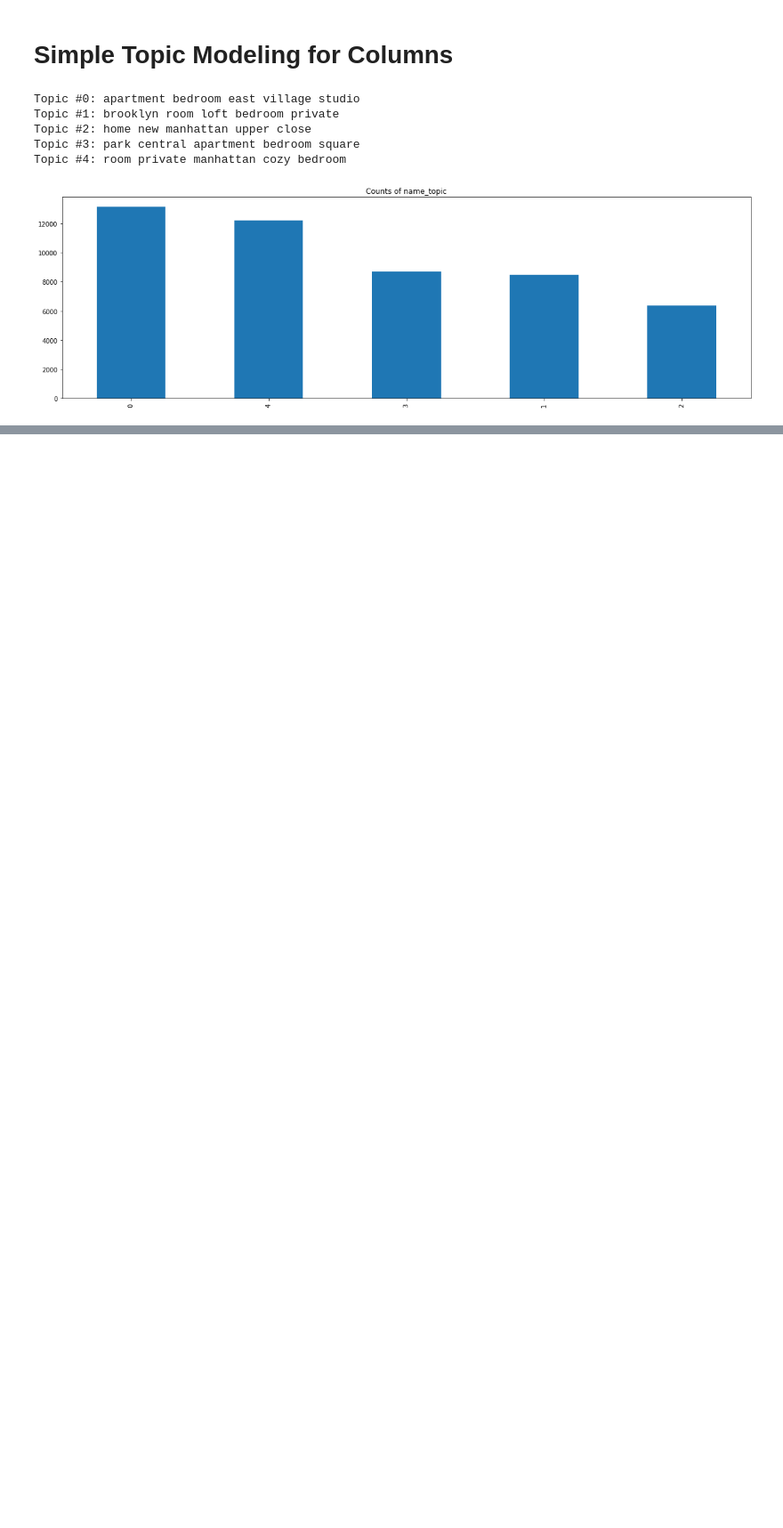
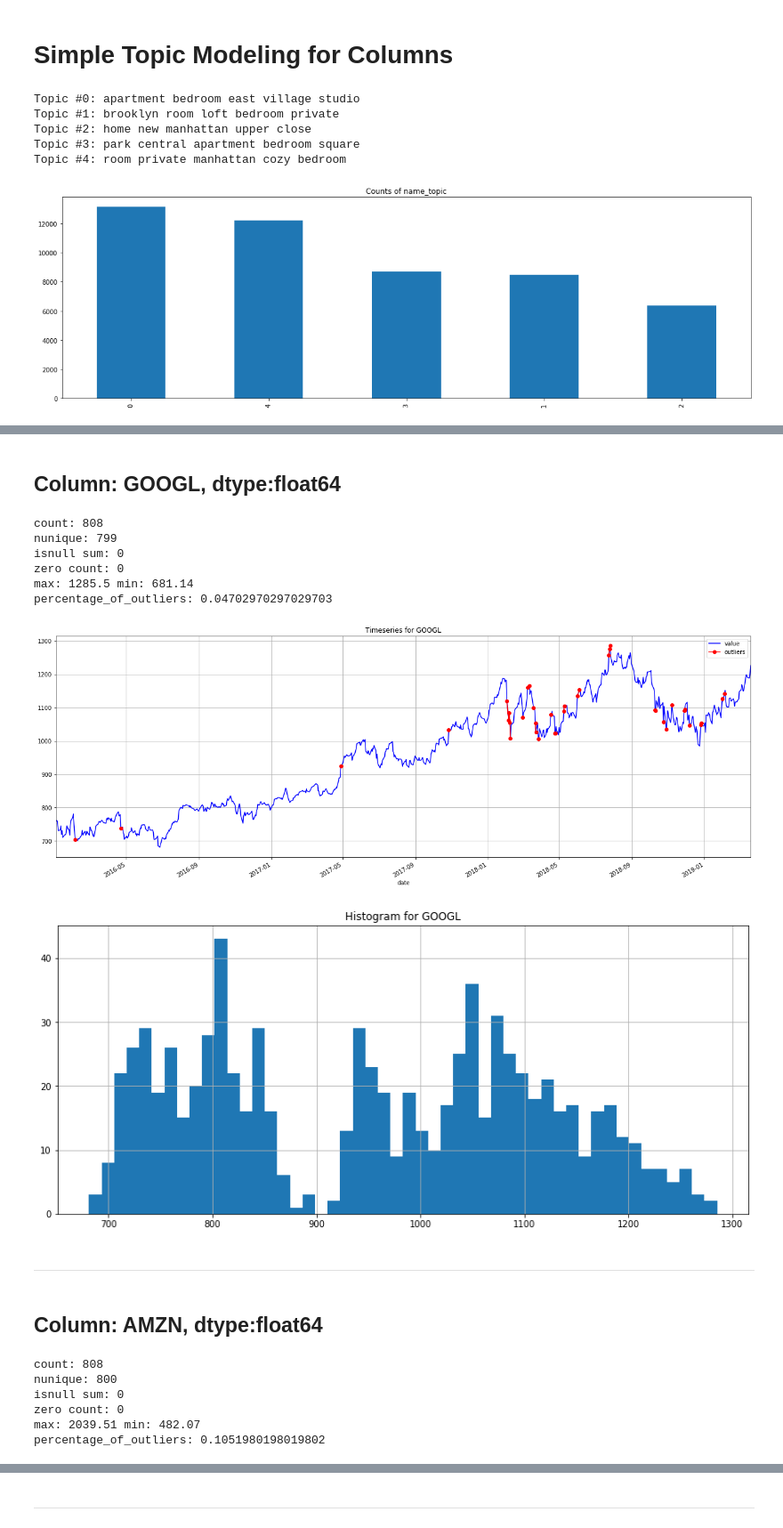
Before and after one commit to gefena/eda_utils, a Jupyter notebook: code/eda_example.ipynb, the cells around one changed output, grey strips where cells are left out. Shown at 89% size. Cells and saved outputs as stored; diff of their text form; code cells hidden in the pictures; blank space fills up the shorter version.

```diff
--- a/code/eda_example.ipynb
+++ b/code/eda_example.ipynb
@@ -448,0 +564,26 @@ Topic #4: room private manhattan cozy bedroom
+# %%
+cols = ["date", "GOOGL", "AMZN"]
+col_date = "date"
+ma_window = 5
+one_step_ahead_flag = False
+show_limits_flag = False
+sub_data = data[cols]
+eda.eda_cols_vs_datetime_col_with_outliers(sub_data, col_date, ma_window, one_step_ahead_flag, show_limits_flag)
+# %% [output]
+## Column: GOOGL, dtype:float64
+count: 808
+nunique: 799
+isnull sum: 0
+zero count: 0
+max: 1285.5 min: 681.14
+percentage_of_outliers: 0.04702970297029703
+[figure, added]
+[figure, added]
+----
+## Column: AMZN, dtype:float64
+count: 808
+nunique: 800
+isnull sum: 0
+zero count: 0
+max: 2039.51 min: 482.07
+percentage_of_outliers: 0.1051980198019802
@@ -448,0 +592 @@ Topic #4: room private manhattan cozy bedroom
+----
```
Also changed, not shown: parts of 14 cells of this notebook, 2 other files.
